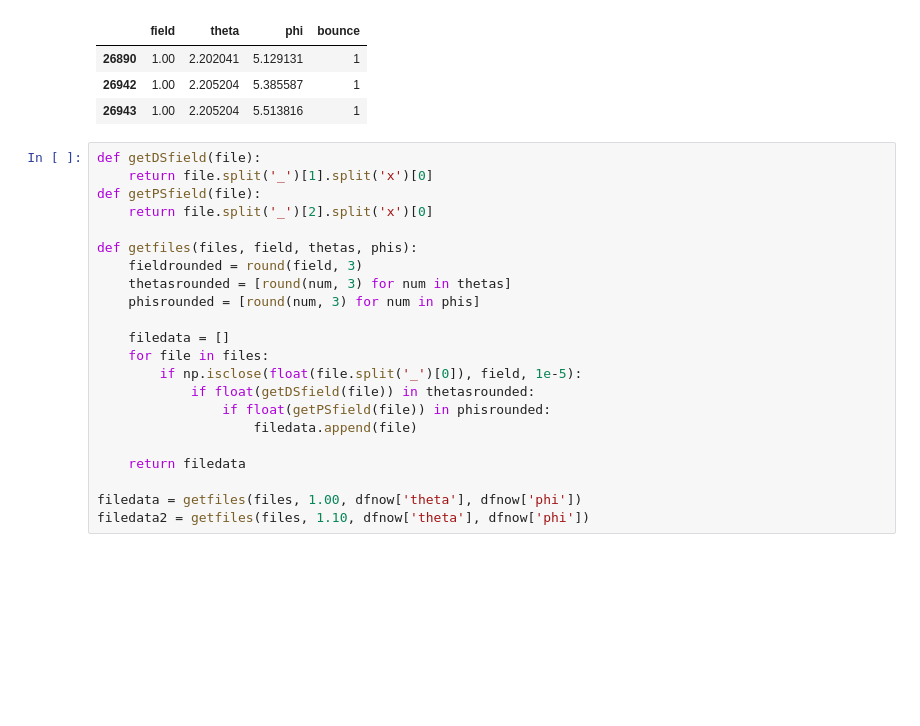
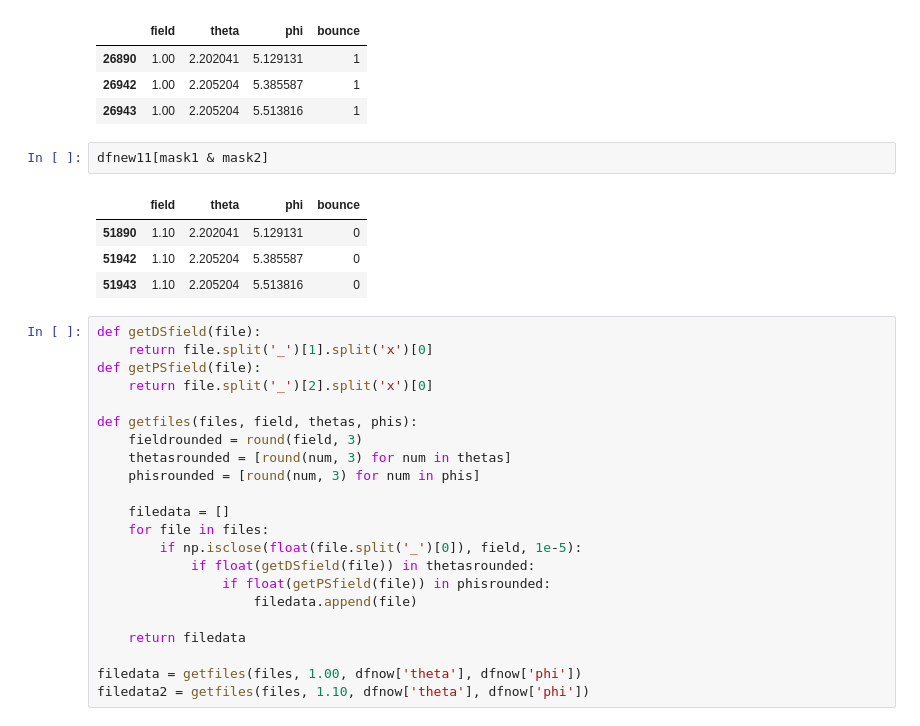
Before and after one commit to ckampa13/particle_EM_tracks, a Jupyter notebook: scripts/Darren/randomphi/Jupyter Notebooks/Mao10,13_analysis_jupyter/Readmao13contour*.ipynb, the cells around one changed output. Saved outputs shown, nothing was run; the diff lists cells and outputs as text; blank space fills up the shorter version.

```diff
--- a/scripts/Darren/randomphi/Jupyter Notebooks/Mao10,13_analysis_jupyter/Readmao13contour*.ipynb
+++ b/scripts/Darren/randomphi/Jupyter Notebooks/Mao10,13_analysis_jupyter/Readmao13contour*.ipynb
@@ -123,6 +157,13 @@ dfnew1[mask1 & mask2]
 | 26890 | 1.00 | 2.202041 | 5.129131 | 1 |
 | 26942 | 1.00 | 2.205204 | 5.385587 | 1 |
 | 26943 | 1.00 | 2.205204 | 5.513816 | 1 |
+# %%
+dfnew11[mask1 & mask2]
+# %% [output]
+|  | field | theta | phi | bounce |
+| 51890 | 1.10 | 2.202041 | 5.129131 | 0 |
+| 51942 | 1.10 | 2.205204 | 5.385587 | 0 |
+| 51943 | 1.10 | 2.205204 | 5.513816 | 0 |
 # %%
 def getDSfield(file):
     return file.split('_')[1].split('x')[0]
```
Also changed, not shown: parts of 20 cells of this notebook, 15 other files.
